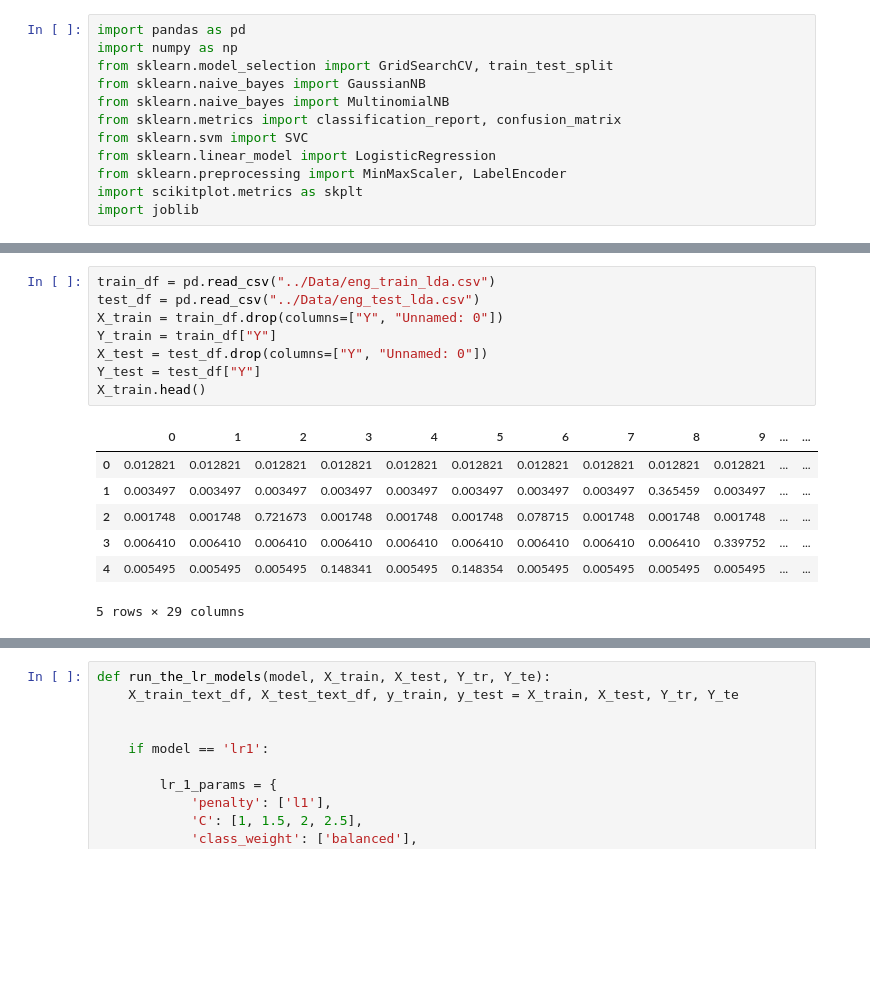
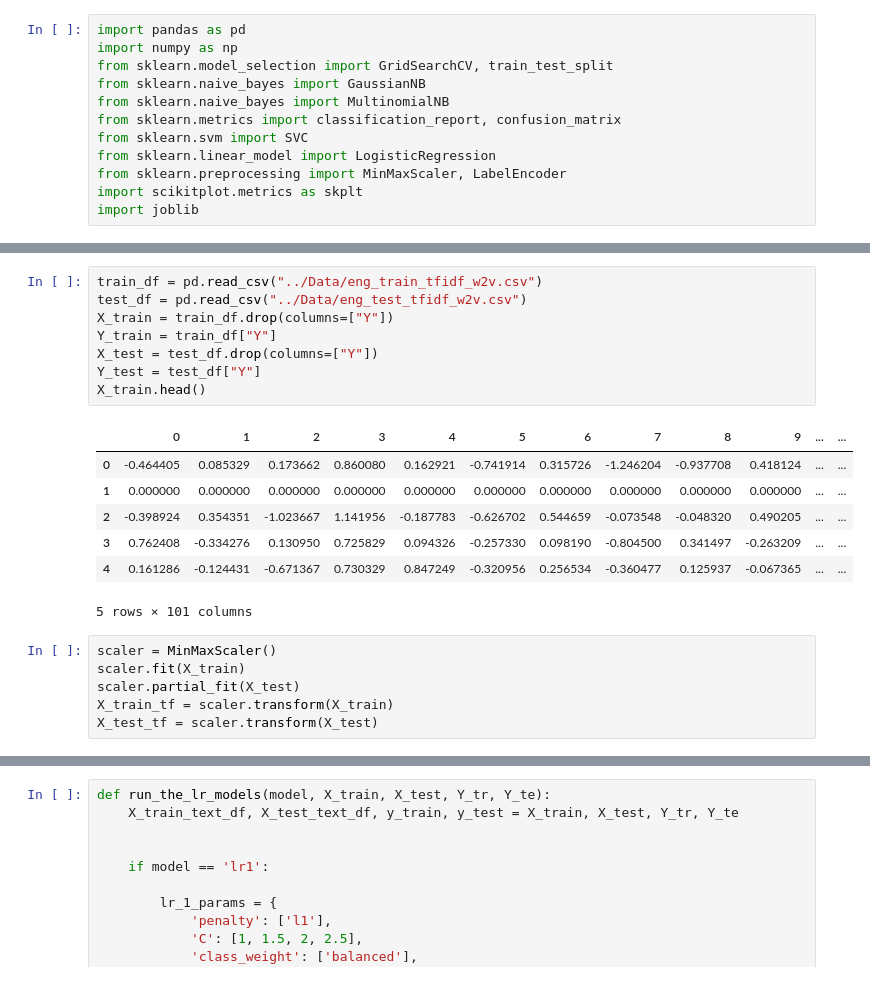
Before and after one commit to rachitsaksena/Multilingual-Agression-Classification, a Jupyter notebook: Data Models/tfidf w2v.ipynb, the cells around one changed output, grey strips where cells are left out. Drawn from its saved outputs; the diff is of its cells as text; blank space fills up the shorter version.

```diff
--- a/Data Models/tfidf w2v.ipynb
+++ b/Data Models/tfidf w2v.ipynb
@@ -20,19 +13,25 @@ X_train.shape, Y_train.shape, X_test.shape, Y_test.shape
 # %%
-train_df = pd.read_csv("../Data/eng_train_lda.csv")
-test_df = pd.read_csv("../Data/eng_test_lda.csv")
-X_train = train_df.drop(columns=["Y", "Unnamed: 0"])
+train_df = pd.read_csv("../Data/eng_train_tfidf_w2v.csv")
+test_df = pd.read_csv("../Data/eng_test_tfidf_w2v.csv")
+X_train = train_df.drop(columns=["Y"])
 Y_train = train_df["Y"]
-X_test = test_df.drop(columns=["Y", "Unnamed: 0"])
+X_test = test_df.drop(columns=["Y"])
 Y_test = test_df["Y"]
 X_train.head()
 # %% [output]
 |  | 0 | 1 | 2 | 3 | 4 | 5 | 6 | 7 | 8 | 9 | ... | ... |
-| 0 | 0.012821 | 0.012821 | 0.012821 | 0.012821 | 0.012821 | 0.012821 | 0.012821 | 0.012821 | 0.012821 | 0.012821 | ... | ... |
-| 1 | 0.003497 | 0.003497 | 0.003497 | 0.003497 | 0.003497 | 0.003497 | 0.003497 | 0.003497 | 0.365459 | 0.003497 | ... | ... |
-| 2 | 0.001748 | 0.001748 | 0.721673 | 0.001748 | 0.001748 | 0.001748 | 0.078715 | 0.001748 | 0.001748 | 0.001748 | ... | ... |
-| 3 | 0.006410 | 0.006410 | 0.006410 | 0.006410 | 0.006410 | 0.006410 | 0.006410 | 0.006410 | 0.006410 | 0.339752 | ... | ... |
-| 4 | 0.005495 | 0.005495 | 0.005495 | 0.148341 | 0.005495 | 0.148354 | 0.005495 | 0.005495 | 0.005495 | 0.005495 | ... | ... |
+| 0 | -0.464405 | 0.085329 | 0.173662 | 0.860080 | 0.162921 | -0.741914 | 0.315726 | -1.246204 | -0.937708 | 0.418124 | ... | ... |
+| 1 | 0.000000 | 0.000000 | 0.000000 | 0.000000 | 0.000000 | 0.000000 | 0.000000 | 0.000000 | 0.000000 | 0.000000 | ... | ... |
+| 2 | -0.398924 | 0.354351 | -1.023667 | 1.141956 | -0.187783 | -0.626702 | 0.544659 | -0.073548 | -0.048320 | 0.490205 | ... | ... |
+| 3 | 0.762408 | -0.334276 | 0.130950 | 0.725829 | 0.094326 | -0.257330 | 0.098190 | -0.804500 | 0.341497 | -0.263209 | ... | ... |
+| 4 | 0.161286 | -0.124431 | -0.671367 | 0.730329 | 0.847249 | -0.320956 | 0.256534 | -0.360477 | 0.125937 | -0.067365 | ... | ... |
-5 rows × 29 columns
+5 rows × 101 columns
+# %%
+scaler = MinMaxScaler()
+scaler.fit(X_train)
+scaler.partial_fit(X_test)
+X_train_tf = scaler.transform(X_train)
+X_test_tf = scaler.transform(X_test)
 # %%
 def run_the_mn_models(model, X_train, X_test, Y_tr, Y_te):
     X_train_text_df, X_test_text_df, y_train, y_test = X_train, X_test, Y_tr, Y_te
```
Also changed, not shown: parts of 5 cells of this notebook, 1 other file.
